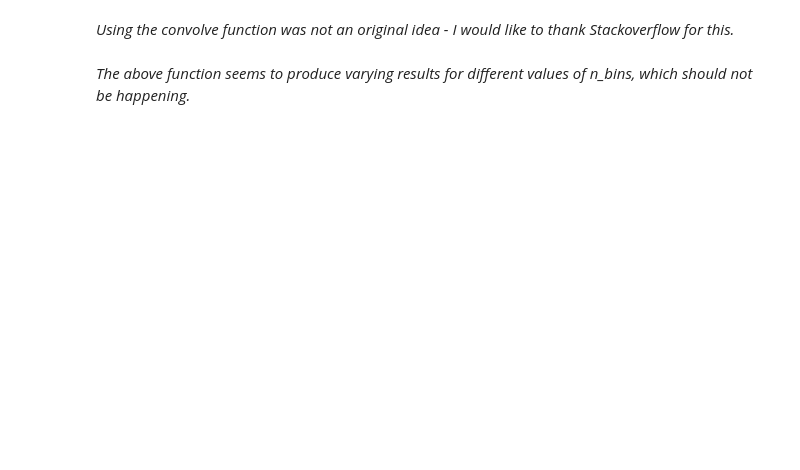
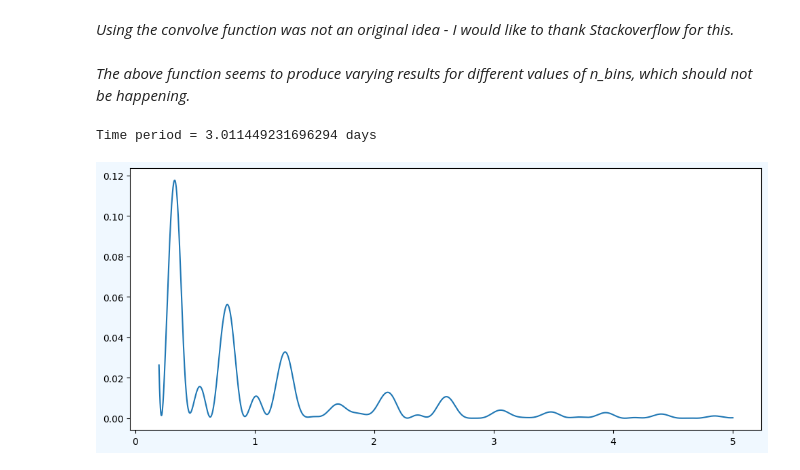
Before and after one commit to ShashanthS/ExoplanetTransitModelling, a Jupyter notebook: Assignment2_ShashanthSriramanathan.ipynb, the cells around one changed output. Saved outputs shown, nothing was run; the diff lists cells and outputs as text; code cells hidden in the pictures; blank space fills up the shorter version.

```diff
--- a/Assignment2_ShashanthSriramanathan.ipynb
+++ b/Assignment2_ShashanthSriramanathan.ipynb
@@ -63 +69,14 @@ def eclipse(time, t_0,t_total, t_in, d, f_star):
+# %%
+fname = 'Data/tess_lc1.dat'
+window_length = 13  # has to be odd as you need to take the same number of values on either side of the cell
+dat = read_and_clean(fname)
+raw_dat = dat.copy()
+# Re-writing data after smoothing with edges removed
+dat[:,1][int((window_length-1)/2) : - int((window_length-1)/2)]= smooth_data(dat, window_length)
+
+T = find_freq(dat, 5, 2000)[0]
+print(f'Time period = {T} days')
+# %% [output]
+Time period = 3.011449231696294 days
+[figure, added]
 # %%
```
Also changed, not shown: parts of 5 cells of this notebook.
